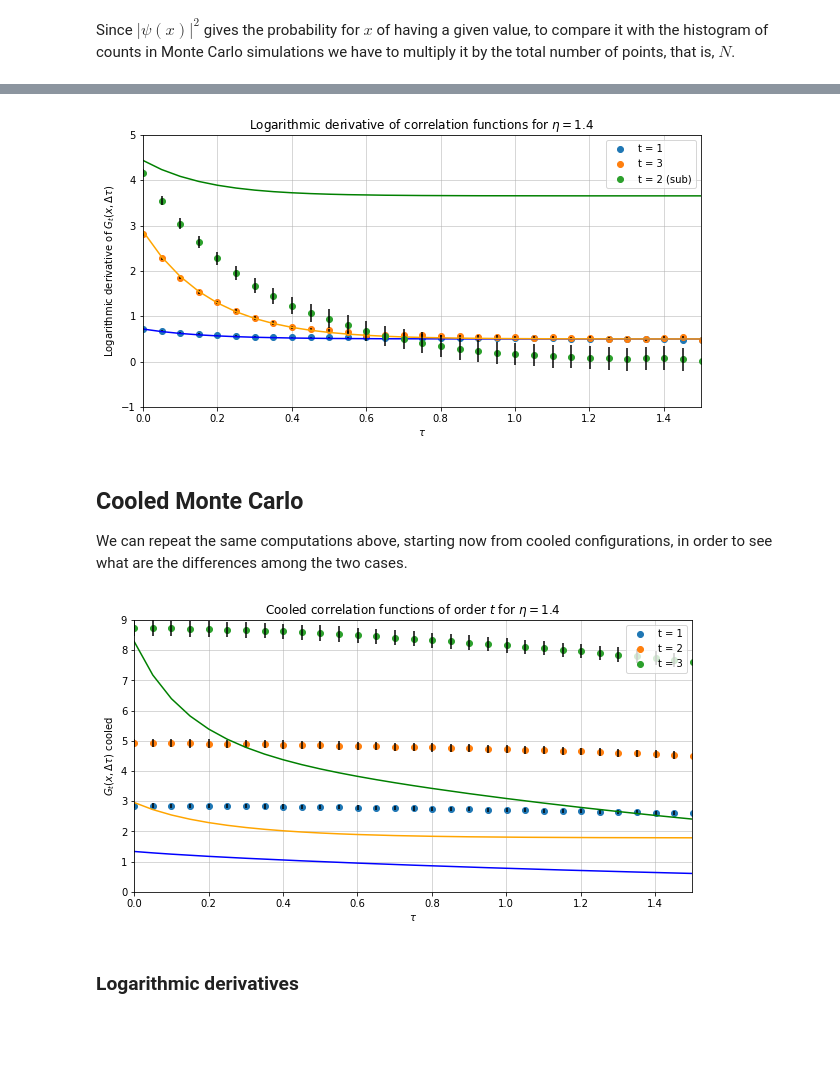
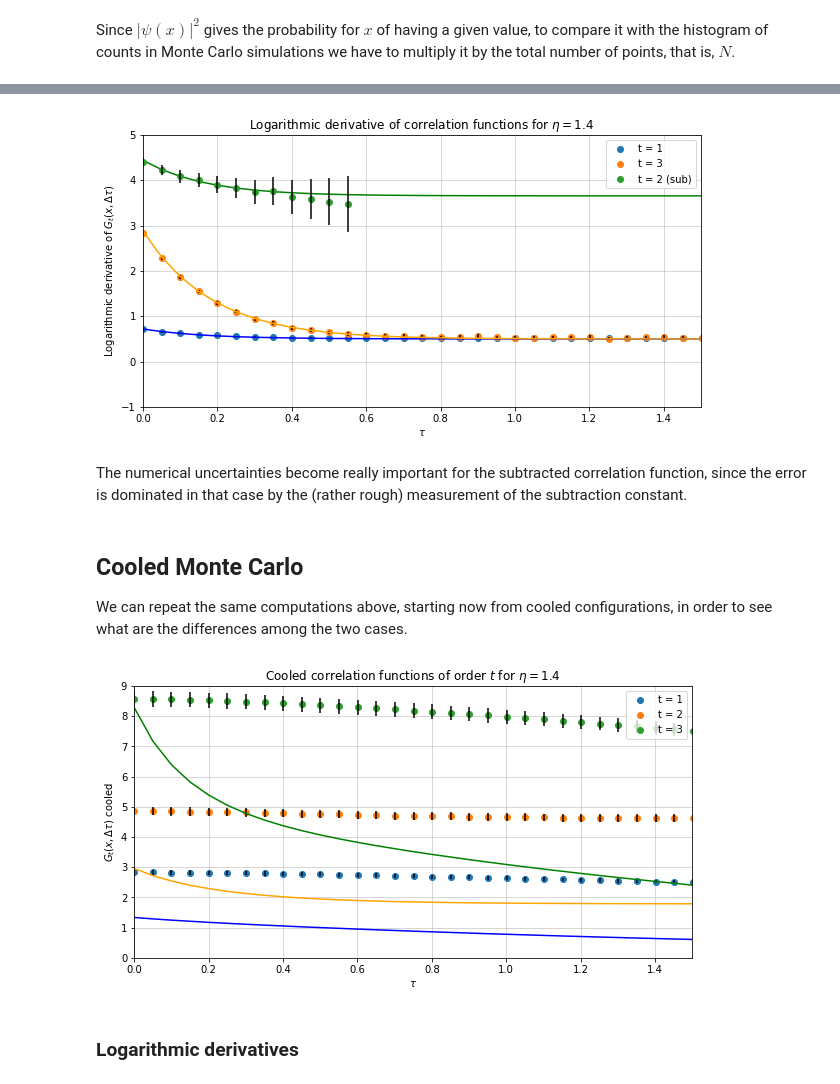
Before and after one commit to FabioOri/QuantumMonteCarlo, a Jupyter notebook: 2_montecarlo.ipynb, the cells around one changed output, grey strips where cells are left out. Saved outputs shown, nothing was run; the diff lists cells and outputs as text; code cells hidden in the pictures; blank space fills up the shorter version.

```diff
--- a/2_montecarlo.ipynb
+++ b/2_montecarlo.ipynb
@@ -252,7 +252,7 @@ def computeG2(x, dtau, t):
     return g/N
 
 # Function that computes the Monte Carlo average
-def MCaverage(x):
+def MCaverage(x, x_hist):
     G = np.zeros((Nsweeps, N, Ncf))            # Initialize the value of the two-point correlation function
     G1 = np.zeros((Nsweeps, N, Ncf))           # Initialize the value of the one-point correlation function
 
@@ -265,6 +265,8 @@ def MCaverage(x):
             for n in range(N):
                 G[k, n, t] = computeG2(x, n, t+1)
                 G1[k, n, t] = x[n]**t/N
+
+        x_hist.append(x.tolist())              # x-values which will be needed for the histogram
 
     avg_G = np.zeros((N, Ncf))                 # Initialize the value of the average
     avg_G1 = avg_G                             # (both for one- and two-point correlation functions)
@@ -281,11 +283,10 @@ def MCaverage(x):
 
 
 # Computing the first Ncf correlation functions
-G_two, G_one = MCaverage(x)
+x_hist = [];
+G_two, G_one = MCaverage(x, x_hist)
 
 deltaG = np.sqrt(np.abs(G_two - np.power(G_one, 2)) / Nsweeps)           # Statistical error
-
-x_hist = x                          # x-value which will be needed in plotting the histogram
 # %% [output]
 N of correlation functions =
 # %% [markdown]
@@ -316,7 +317,7 @@ where $v_n(k)$ is the $n$-th eigenvector component of index $k$. In the followin
 # %%
 # Function that evaluates the braket in the above expression for G
 def Compute_xvalues(v):
-    w = 4*eta;                       # Frequency of the corresponding harmonic oscillator
+    w = 4*eta                        # Frequency of the corresponding harmonic oscillator
     rho = np.zeros((N, 3))           # Initialize the density of states
 
     for n in tqdm(range(N), leave = False):         # Loop over all lattice points
@@ -324,7 +325,7 @@ def Compute_xvalues(v):
         dn = 0
         en = 0
 
-        for k in range(N):           # Loop over all eigenvalues
+        for k in range(50):          # The first 50 eigenvalues are enough
             km3 = max(k-3, 0)        # Conditions to ensure that the square roots exist
             km2 = max(k-2, 0)
             km1 = max(k-1, 0)
@@ -481,38 +485,46 @@ for i in range(0, Ncf, 2):
         logG_err[j,i] = np.square(deltaG[j+1,i] / G_two[j,i]) + np.square(deltaG[j,i]*G_two[j+1,i] / np.square(G_two[j,i]))
         logG_err[j,i] = np.sqrt(logG_err[j,i])
 
     plt.errorbar(tau_vec, logder(np.abs(G_two[:,i])), yerr = logG_err[:,i], xerr = None, fmt = 'None', ecolor = 'black')
 
 G_exact_sub = G_exact[:,1] - rho[0,1]            # Subtraction constant for exact correlation function
 
 ax. plot(tau_vec, logder(np.abs(G_exact[:,0])), color = 'blue')
 ax. plot(tau_vec, logder(np.abs(G_exact_sub)), color = 'green')        # Subtracted one
 ax. plot(tau_vec, logder(np.abs(G_exact[:,2])), color = 'orange')
 
 # Even-order correlation function with constant value subtracted
-Gsub = G_two[:,1] - np.square(G_one[:,1])
-Gsub_err = np.sqrt(np.square(deltaG[:,1]) + np.square(2*G_one[:,1]*deltaG[N-1,1]))     # Error propagation
+Gsub = G_two[:,1] - np.power(G_two[0,0], 2)
+Gsub_err = np.sqrt(np.square(deltaG[:,1]) + np.square(2*G_two[N-1,0]*deltaG[N-1,0]))     # Error propagation
 
 # Computing the errors of the logarithmic derivative
 logG_err = np.zeros(N)
 for j in range(N-1):
     logG_err[j] = np.square(Gsub_err[j+1] / Gsub[j]) + np.square(Gsub_err[j]*Gsub[j+1] / np.square(Gsub[j]))
     logG_err[j] = np.sqrt(logG_err[j])
 
 # Plotting the subtracted correlation function
-ax.plot(tau_vec, logder(np.abs(Gsub)), 'o', label = 't = 2 (sub)')
-plt.errorbar(tau_vec, logder(np.abs(Gsub)), logG_err, xerr = None, fmt = 'None', ecolor = 'black')
+Nkeep = 12                         # Number of points to be kept for the subtracted correlation function
+tau_vecS = tau_vec[:Nkeep]
+logderS = logder(np.abs(Gsub))
+logderS = logderS[:Nkeep]
+logG_errS = logG_err[:Nkeep]
+
+ax.plot(tau_vecS, logderS, 'o', label = 't = 2 (sub)')
+plt.errorbar(tau_vecS, logderS, logG_errS, xerr = None, fmt = 'None', ecolor = 'black')
 
 ax.set_xlabel('$\\tau$')
 ax.set_ylabel('Logarithmic derivative of $G_t(x,\Delta\\tau)$')
 plt.xlim([0, 1.5])
 plt.ylim([-1, 5])
 plt.grid(linewidth = 0.5)
 plt.title('Logarithmic derivative of correlation functions for $\eta =$' + str(eta));
 plt.legend()
 plt.show()
 # %% [output]
-[figure, old version]
+[figure, new version]
+# %% [markdown]
+The numerical uncertainties become really important for the subtracted correlation function, since the error is dominated in that case by the (rather rough) measurement of the subtraction constant.
 # %% [markdown]
 ## Cooled Monte Carlo
 We can repeat the same computations above, starting now from cooled configurations, in order to see what are the differences among the two cases.
@@ -573,7 +585,7 @@ plt.title('Cooled correlation functions of order $t$ for $\eta =$'+str(eta));
 plt.legend()
 plt.show()
 # %% [output]
-[figure, old version]
+[figure, new version]
 # %% [markdown]
 ### Logarithmic derivatives
 # %%
```
Also changed, not shown: parts of 5 cells of this notebook, 1 other file.
